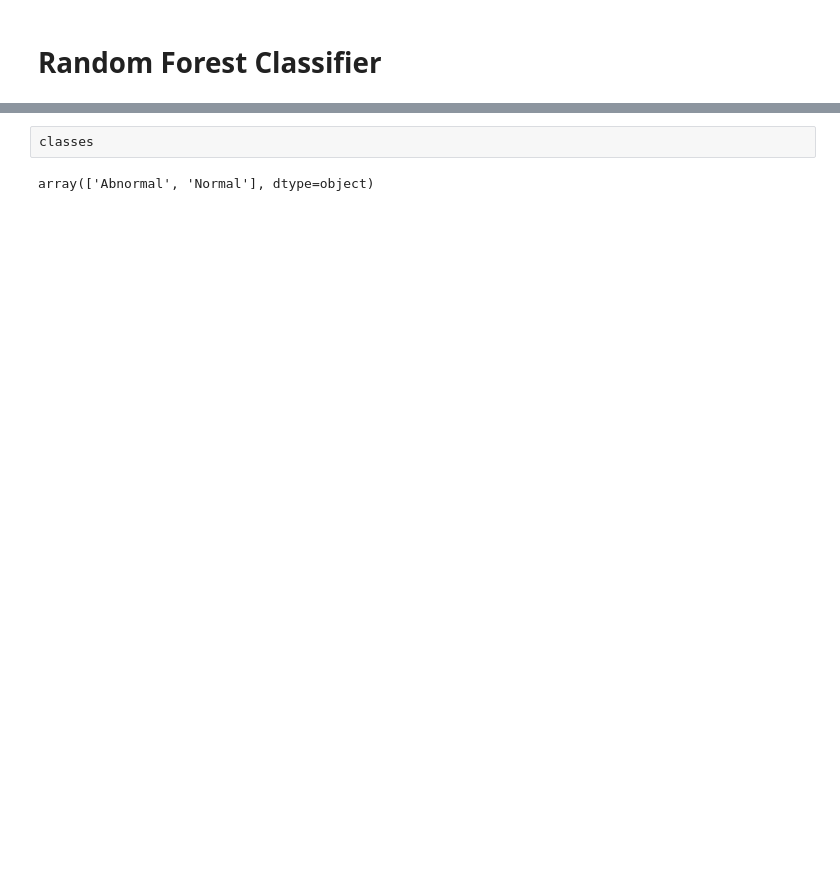
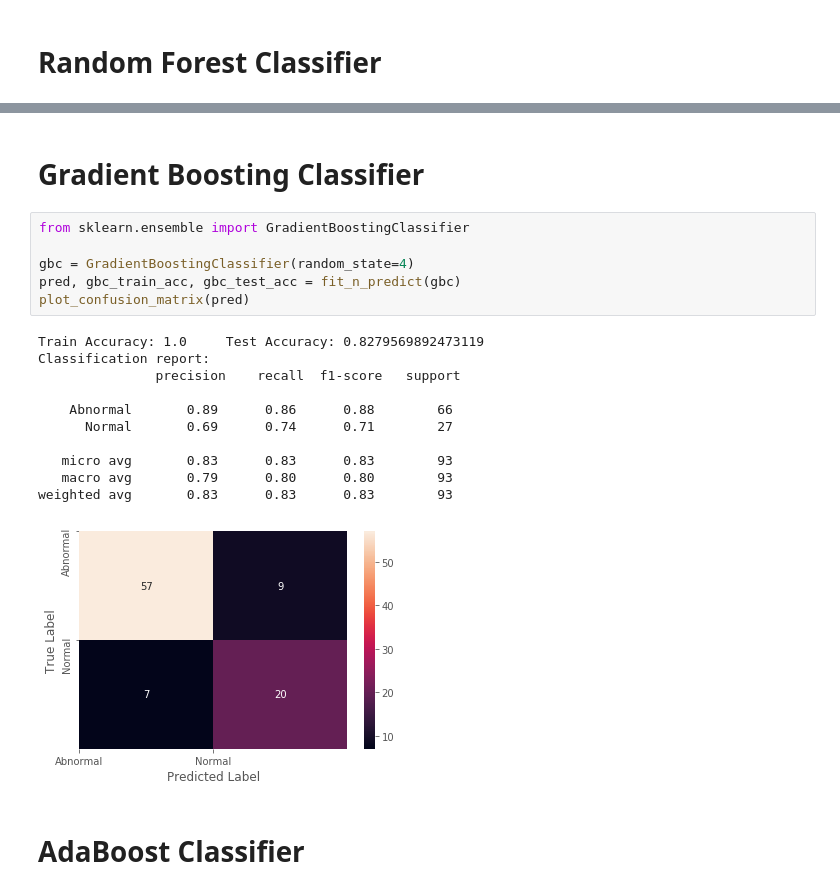
Before and after one commit to RohanAwhad/MachineLearning-DataMiningWareHousing-OrthopedicPatientClassification, a Jupyter notebook: Orthopedic patient classification 2Classes.ipynb, the cells around one changed output, grey strips where cells are left out. Cells and saved outputs as stored; diff of their text form; blank space fills up the shorter version.

```diff
--- a/Orthopedic patient classification.ipynb
+++ b/Orthopedic patient classification 2Classes.ipynb
@@ -177,7 +215,25 @@ Classification report:
    macro avg       0.80      0.81      0.81        93
 weighted avg       0.84      0.84      0.84        93
 [figure]
-# %%
-classes
-# %% [output]
-array(['Abnormal', 'Normal'], dtype=object)
+# %% [markdown]
+# Gradient Boosting Classifier
+# %%
+from sklearn.ensemble import GradientBoostingClassifier
+
+gbc = GradientBoostingClassifier(random_state=4)
+pred, gbc_train_acc, gbc_test_acc = fit_n_predict(gbc)
+plot_confusion_matrix(pred)
+# %% [output]
+Train Accuracy: 1.0     Test Accuracy: 0.8279569892473119
+Classification report:
+               precision    recall  f1-score   support
+
+    Abnormal       0.89      0.86      0.88        66
+      Normal       0.69      0.74      0.71        27
+
+   micro avg       0.83      0.83      0.83        93
+   macro avg       0.79      0.80      0.80        93
+weighted avg       0.83      0.83      0.83        93
+[figure, added]
+# %% [markdown]
+# AdaBoost Classifier
```
Also changed, not shown: parts of 10 cells of this notebook.
